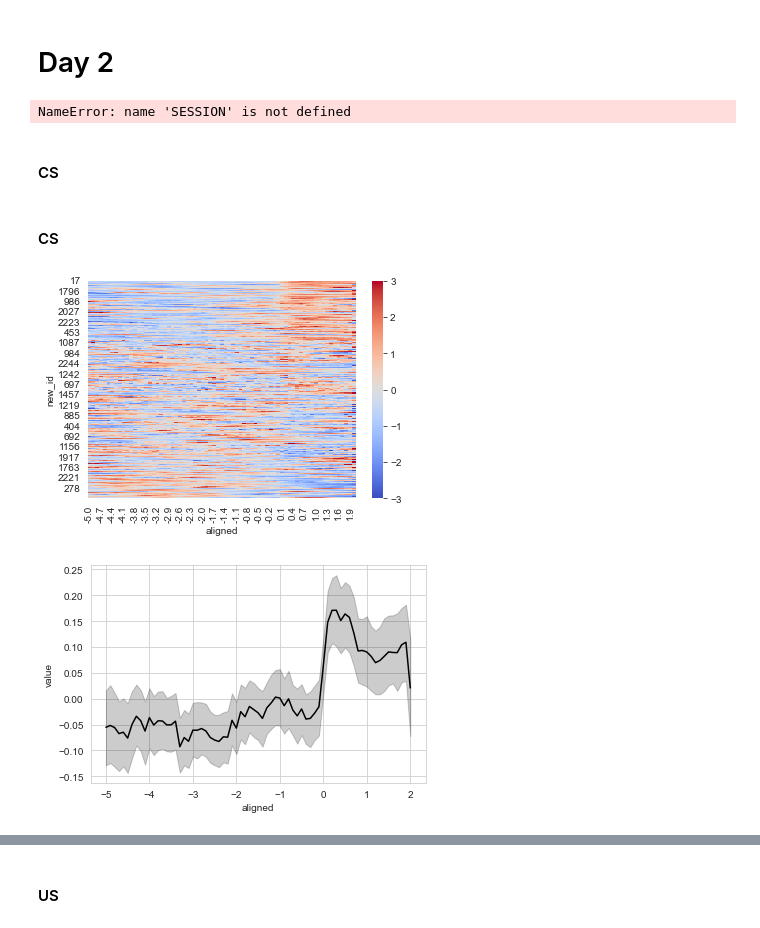
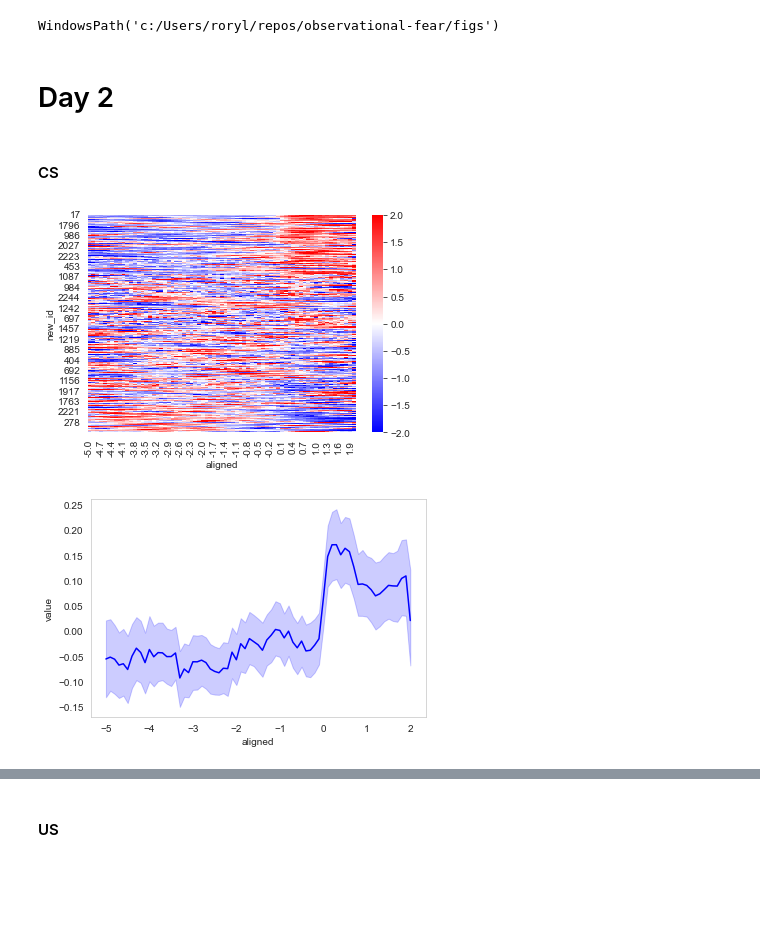
Before and after one commit to Ruairi-osul/observational-fear, a Jupyter notebook: notebooks/heatmaps day2.ipynb, the cells around one changed output, grey strips where cells are left out. Drawn from its saved outputs; the diff is of its cells as text; code cells hidden in the pictures; blank space fills up the shorter version.

```diff
--- a/notebooks/heatmaps day2.ipynb
+++ b/notebooks/heatmaps day2.ipynb
@@ -1,11 +1,6 @@
 # %%
 import observational_fear.load as load
-from observational_fear.nbox_transforms import (
-    summarize_prepost_events,
-    wilcoxon_by_cell,
-)
 from observational_fear.events import get_block_starts
-from observational_fear.stats import auc
 from neurobox.wide_transforms import resample
 from pathlib import Path
 import pandas as pd
@@ -18,18 +13,18 @@ from observational_fear.events import get_freeze_starts
 from neurobox.long_transforms import align_to_events
 from observational_fear.nbox_transforms import align_to_data_by, exclude_short_trials
 from scipy.ndimage import gaussian_filter1d
-
+import os
 
 
 sns.set_style("whitegrid")
 
 
-DATA_DIR = Path(r"D:\OFL\one-p experiment\data")
-FIG_DIR = Path(r"C:\Users\roryl\repos\observational-fear\figs")
+DATA_DIR = Path(r"F:\OFL\one-p experiment\data")
+
+FIG_DIR = Path(os.getcwd()).parent / "figs"
+FIG_DIR.mkdir(exist_ok=True)
+FIG_DIR
+# %% [output]
+WindowsPath('c:/Users/roryl/repos/observational-fear/figs')
 # %% [markdown]
 # Day 2
-# %%
-SESSION = "day2"
-df_freeze = load.load_freeze(DATA_DIR, session=SESSION)
-# %% [output]
-NameError: name 'SESSION' is not defined
@@ -43,37 +40,38 @@ df = df.reset_index().melt(id_vars=["time"])
-# %% [markdown]
-#### CS
 # %%
 cs_stats = get_block_starts(session="day2", block_name="CS")
 idx = (
     block_day2.loc[lambda x: x.block == "CS"]
     .sort_values("diff_of_medians")["new_id"]
     .values.astype(str)
 )
 
 dfp = (
     df.copy()
     .assign(
         aligned=lambda x: np.round(
-            align_around(x["time"].values, cs_stats, t_before=5, max_latency=2), 2
+            align_around(x["time"].values, cs_stats, t_before=5, max_latency=2), 1
         )
     )
     .pivot_table(columns="new_id", values="value", index="aligned")
     .apply(zscore)
 )[idx]
 
 plt.figure()
-sns.heatmap(dfp.transpose(), vmin=-3, vmax=3, cmap="coolwarm")
-plt.savefig("Heat CS day2.png", dpi=300)
+sns.heatmap(dfp.transpose(), vmin=-2, vmax=2, cmap="bwr")
+# dfp.transpose().to_csv(FIG_DIR / "HeatData CS day2.csv")
+
+# plt.savefig(FIG_DIR/ "Heat CS day2.png", dpi=300)
 
 
 plt.figure()
 sns.lineplot(
     data=dfp.reset_index().melt(id_vars="aligned"),
     x="aligned",
     y="value",
-    color="black",
+    color="blue",
 )
-plt.savefig("Line CS day2.svg")
+plt.grid(b=None)
+# plt.savefig(FIG_DIR / "Line CS day2.svg")
 # %% [output]
-[figure, old version]
+[figure, new version]
-[figure, old version]
+[figure, new version]
```
Also changed, not shown: parts of 21 cells of this notebook, 8 other files.
